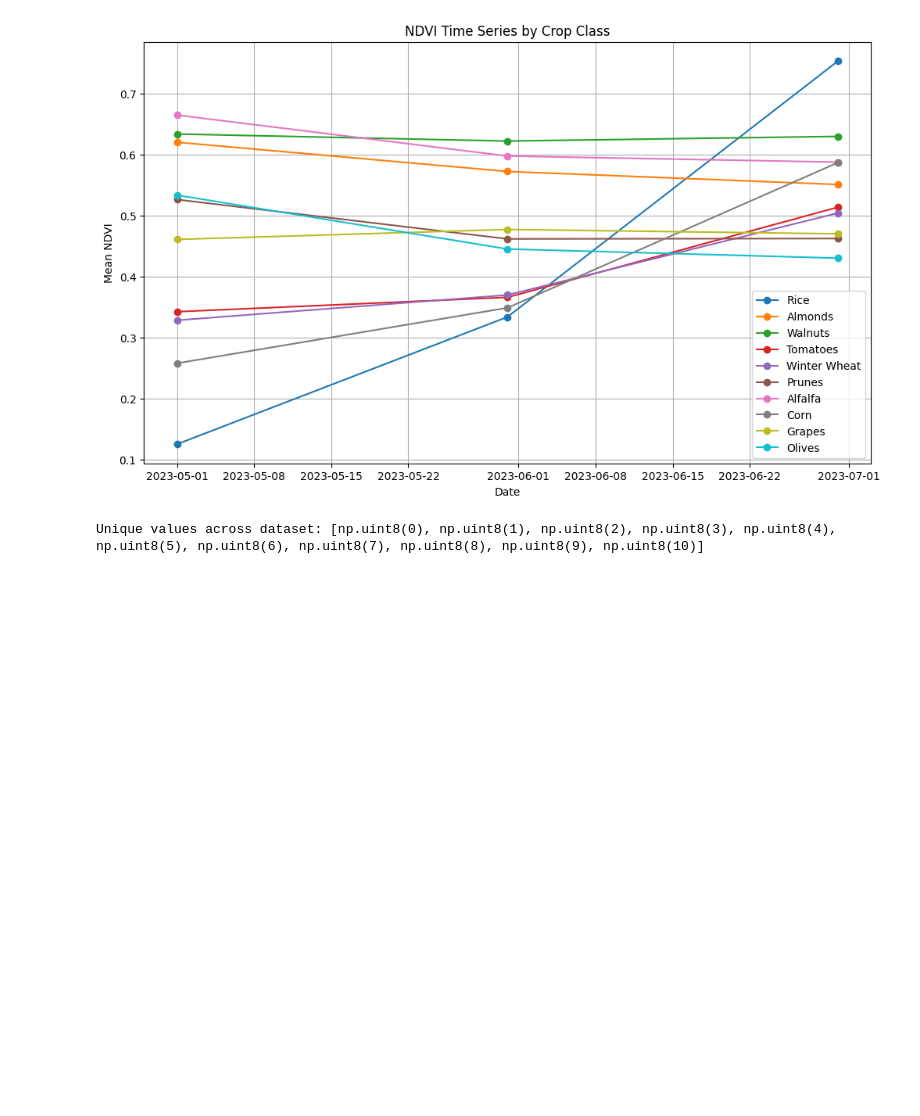
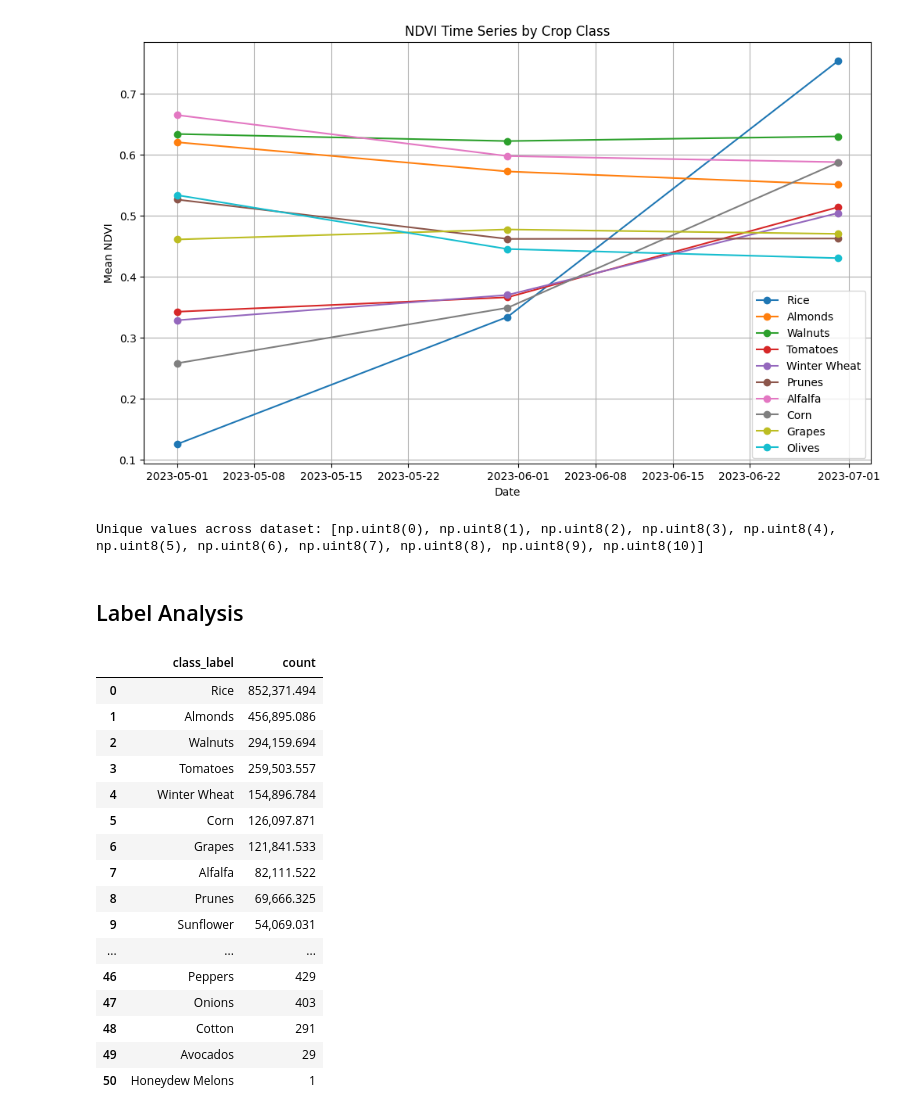
Before and after one commit to dikaizm/research-crop-mapping-geoai, a Jupyter notebook: notebooks/image_analysis.ipynb, the cells around one changed output. Saved outputs shown, nothing was run; the diff lists cells and outputs as text; code cells hidden in the pictures; blank space fills up the shorter version.

```diff
--- a/notebooks/image_analysis.ipynb
+++ b/notebooks/image_analysis.ipynb
@@ -413,3 +366,28 @@ for f in glob.glob(mask_dir + "/*.tif"):
 print("Unique values across dataset:", sorted(unique_vals))
 # %% [output]
 Unique values across dataset: [np.uint8(0), np.uint8(1), np.uint8(2), np.uint8(3), np.uint8(4), np.uint8(5), np.uint8(6), np.uint8(7), np.uint8(8), np.uint8(9), np.uint8(10)]
+# %% [markdown]
+## Label Analysis
+# %%
+import pandas as pd
+
+label_df = pd.read_csv("../data/csv/sacramento_2_cdl_labels.csv")
+label_df
+# %% [output]
+|  | class_label | count |
+| 0 | Rice | 852,371.494 |
+| 1 | Almonds | 456,895.086 |
+| 2 | Walnuts | 294,159.694 |
+| 3 | Tomatoes | 259,503.557 |
+| 4 | Winter Wheat | 154,896.784 |
+| 5 | Corn | 126,097.871 |
+| 6 | Grapes | 121,841.533 |
+| 7 | Alfalfa | 82,111.522 |
+| 8 | Prunes | 69,666.325 |
+| 9 | Sunflower | 54,069.031 |
+| ... | ... | ... |
+| 46 | Peppers | 429 |
+| 47 | Onions | 403 |
+| 48 | Cotton | 291 |
+| 49 | Avocados | 29 |
+| 50 | Honeydew Melons | 1 |
```
Also changed, not shown: parts of 17 cells of this notebook, 6 other files.
